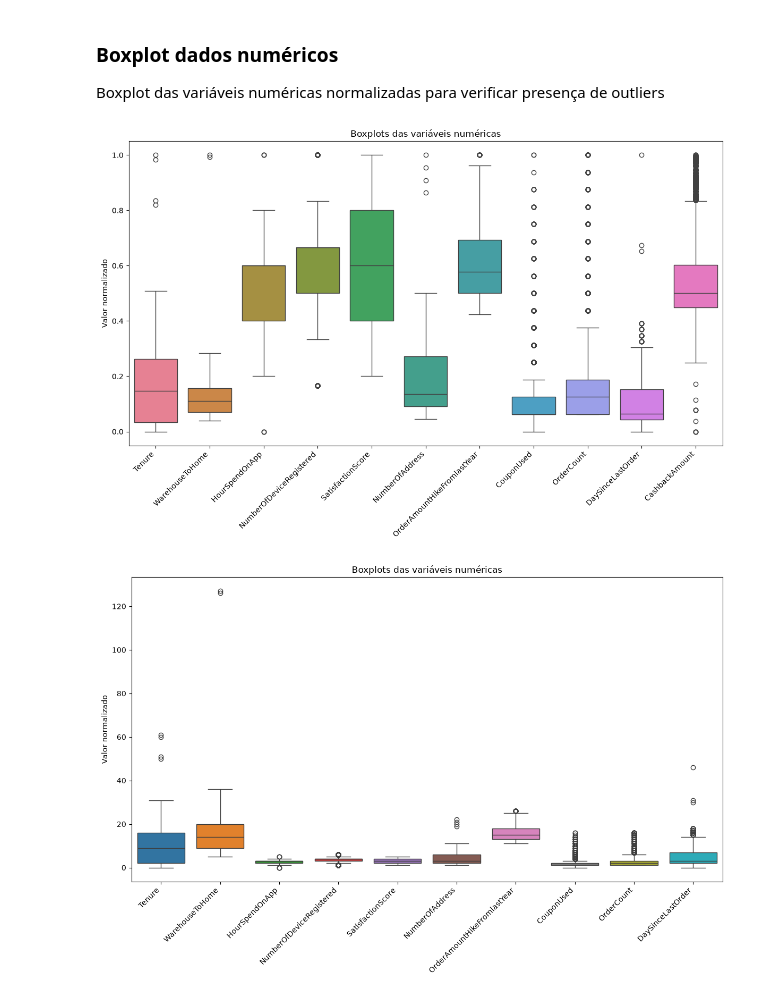
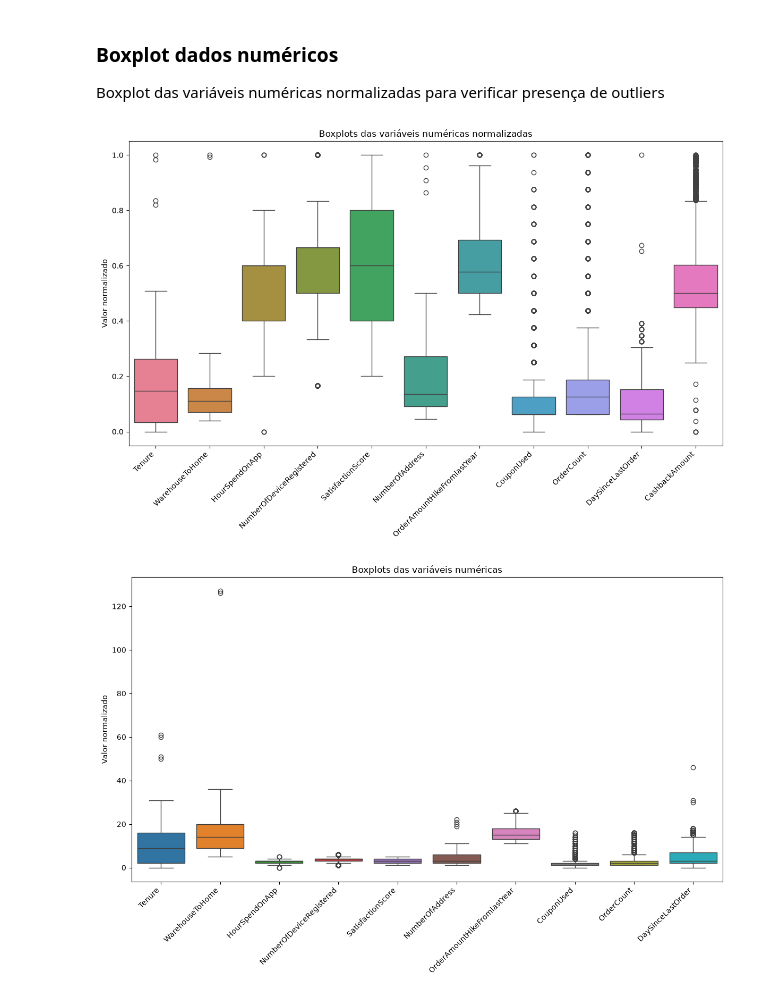
Before and after one commit to renandi/sctec-mlcv-projeto-final-m1, a Jupyter notebook: main.ipynb, the cells around one changed output. Drawn from its saved outputs; the diff is of its cells as text; code cells hidden in the pictures.

```diff
--- a/main.ipynb
+++ b/main.ipynb
@@ -110,15 +110,17 @@ Boxplot das variáveis numéricas normalizadas para verificar presença de outli
 # %%
 import seaborn as sns
 import matplotlib.pyplot as plt
 
 scaled = df[numerical_features] / (df[numerical_features].max())
-plt.figure(figsize=(12, 8))
+fig = plt.figure(figsize=(12, 8))
 sns.boxplot(data=scaled, orient='v')
 plt.xticks(rotation=45, ha='right')
-plt.title('Boxplots das variáveis numéricas')
+plt.title('Boxplots das variáveis numéricas normalizadas')
 plt.ylabel('Valor normalizado')
+
 plt.tight_layout()
+plt.savefig('images/boxplot-norm.png', dpi=300, bbox_inches='tight')
 plt.show()
 # %% [output]
-[figure, old version]
+[figure, new version]
 # %%
```
Also changed, not shown: parts of 11 cells of this notebook, 3 other files.
